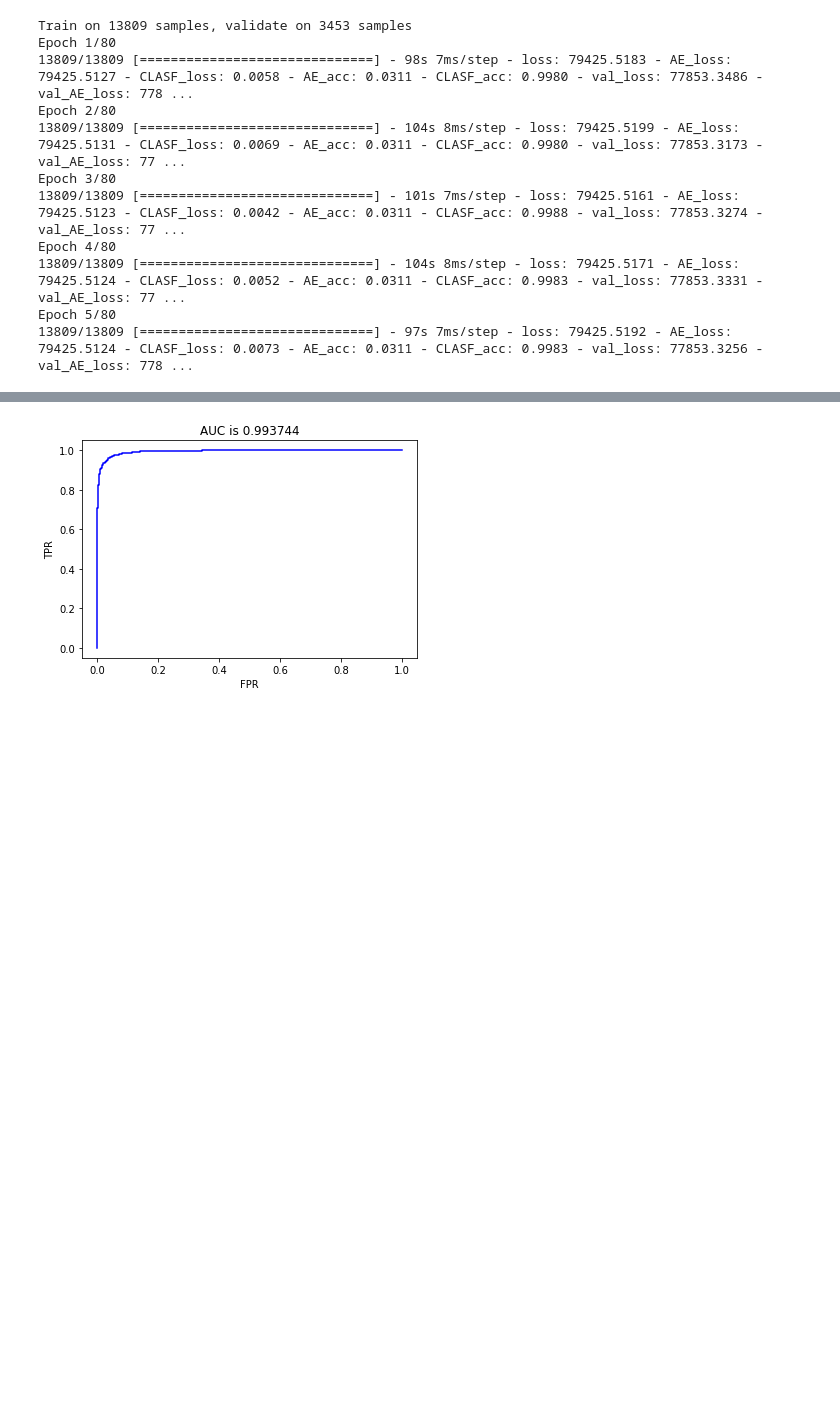
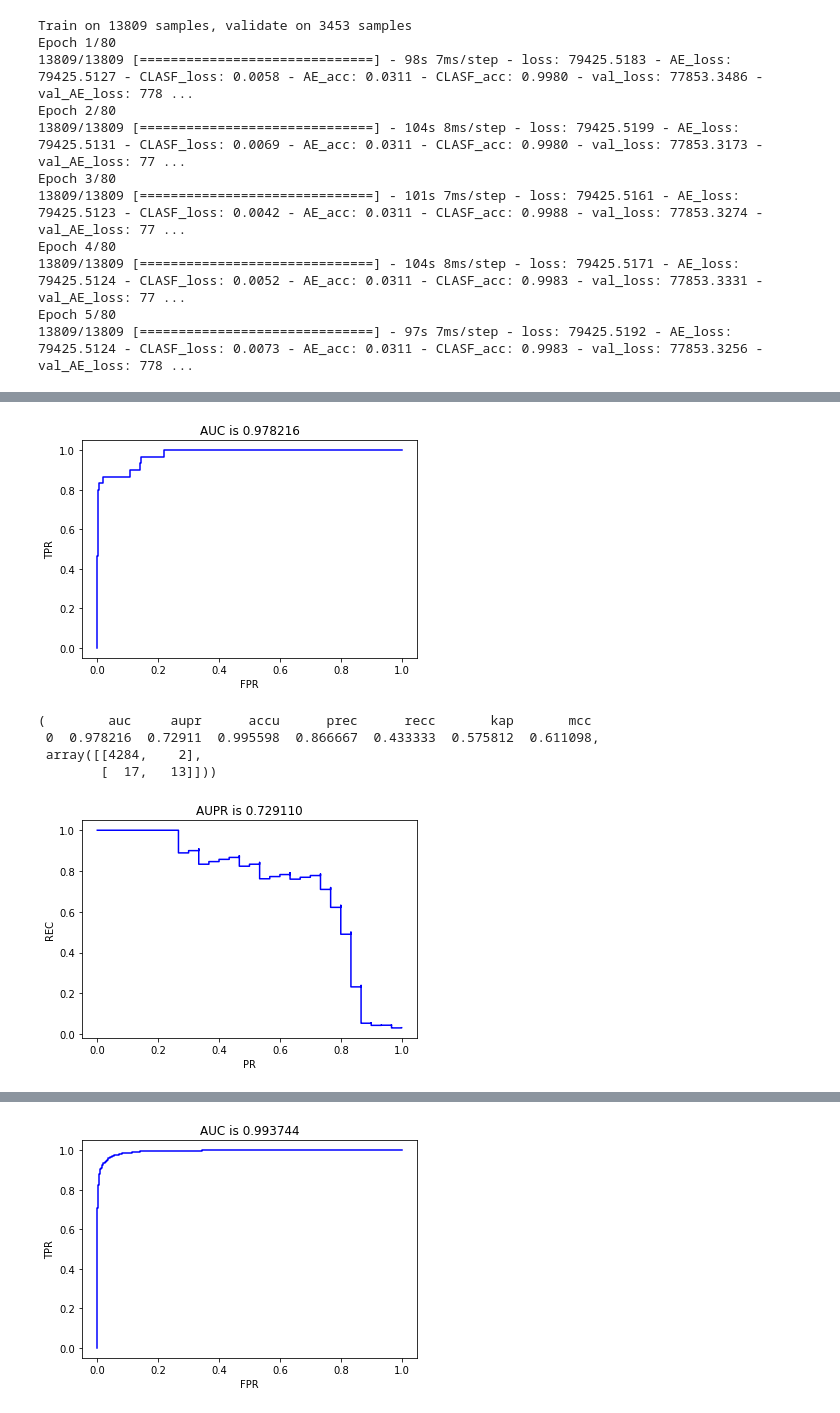
Before and after one commit to ruanhq/ML_Projects, a Jupyter notebook: LSTM_text_classifier/ML_Text_Classification.ipynb, the cells around one changed output, grey strips where cells are left out. Cells and saved outputs as stored; diff of their text form; code cells hidden in the pictures; blank space fills up the shorter version.

```diff
--- a/LSTM_text_classifier/ML_Text_Classification.ipynb
+++ b/LSTM_text_classifier/ML_Text_Classification.ipynb
@@ -109,6 +114,8 @@ X_matrix.shape
 #Creating the multinomial response:
 Y_earn = np.asarray([np.int(ss['topics'] == ['earn']) for ss in whole_reu])
 Y_acq = np.asarray([np.int(ss['topics'] == ['acq']) for ss in whole_reu])
+Y_cocoa = np.asarray([np.int(ss['topics'] == ['cocoa']) for ss in whole_reu])
+Y_supply = np.asarray([np.int(ss['topics'] == ['money-supply']) for ss in whole_reu])
 # %%
 #Extract the embedding matrix:
 """
@@ -180,6 +187,8 @@ from sklearn.model_selection import train_test_split, KFold
 kf = KFold(n_splits=5, random_state = 42)
 X_train_e, X_test_e, Y_train_e, Y_test_e = train_test_split(X_matrix, Y_earn, test_size = 0.2, random_state = 42)
 X_train_a, X_test_a, Y_train_a, Y_test_a = train_test_split(X_matrix, Y_acq, test_size = 0.2, random_state = 1)
+X_train_c, X_test_c, Y_train_c, Y_test_c = train_test_split(X_matrix, Y_cocoa, test_size = 0.2, random_state = 1)
+X_train_s, X_test_s, Y_train_s, Y_test_s = train_test_split(X_matrix, Y_supply, test_size = 0.2, random_state = 1)
 n = X_matrix.shape[0]
 n_t = X_train_e.shape[0]
 n_v = X_test_e.shape[0]
@@ -194,7 +203,7 @@ def LSTM_simple():
     model_ls1.add(Dropout(0.2))
     OPTIM = Adam(lr=0.004)
     model_ls1.compile(loss = 'binary_crossentropy',
-                 optimizer = OPTIM, metrics = ['accuracy'])
+                 optimizer = OPTIM, metrics = [keras_metrics.precision(), keras_metrics.recall()])
     model_ls1.summary()
     return model_ls1
 # %%
@@ -255,0 +289,15 @@ Epoch 15/80
+# %%
+##########
+callbacks = [EarlyStopping(monitor='val_acc', patience=3),
+             ModelCheckpoint(filepath='best_model_simple_RNN_supply.h5', monitor = 'val_acc')]
+es = callbacks
+score_earn0 = []
+acc_earn0 = []
+cv_pred_0s = np.zeros([n_t])
+score_pred_0s = np.zeros([n_t])
+test_pred_0s = np.zeros([n_v])
+ind = 0
+model = GRU_simple()
+model.fit(X_train_s, Y_train_s, batch_size = 128, validation_split = 0.2, epochs = 80, callbacks = callbacks)
+pred_test = model.predict(X_test_s)
+test_pred_0s = pred_test.reshape(-1)
@@ -819,3 +903,13 @@ def cal_score(Y_label, scoring):
     report = pd.DataFrame({'auc': [auroc], 'aupr': [aupr], 'accu': [accu], 'prec': [prec], 'recc': [recc], 'kap': [kap], 'mcc':[mcc]})
 
     return report, conf_mat
+# %%
+#Print out the performance for the supply:
+cal_score(Y_test_s, test_pred_0s) #Not good AUPR.
+# %% [output]
+[figure, added]
+(        auc     aupr      accu      prec      recc       kap       mcc
+ 0  0.978216  0.72911  0.995598  0.866667  0.433333  0.575812  0.611098,
+ array([[4284,    2],
+        [  17,   13]]))
+[figure, added]
```
Also changed, not shown: parts of 8 cells of this notebook, 38 other files.
